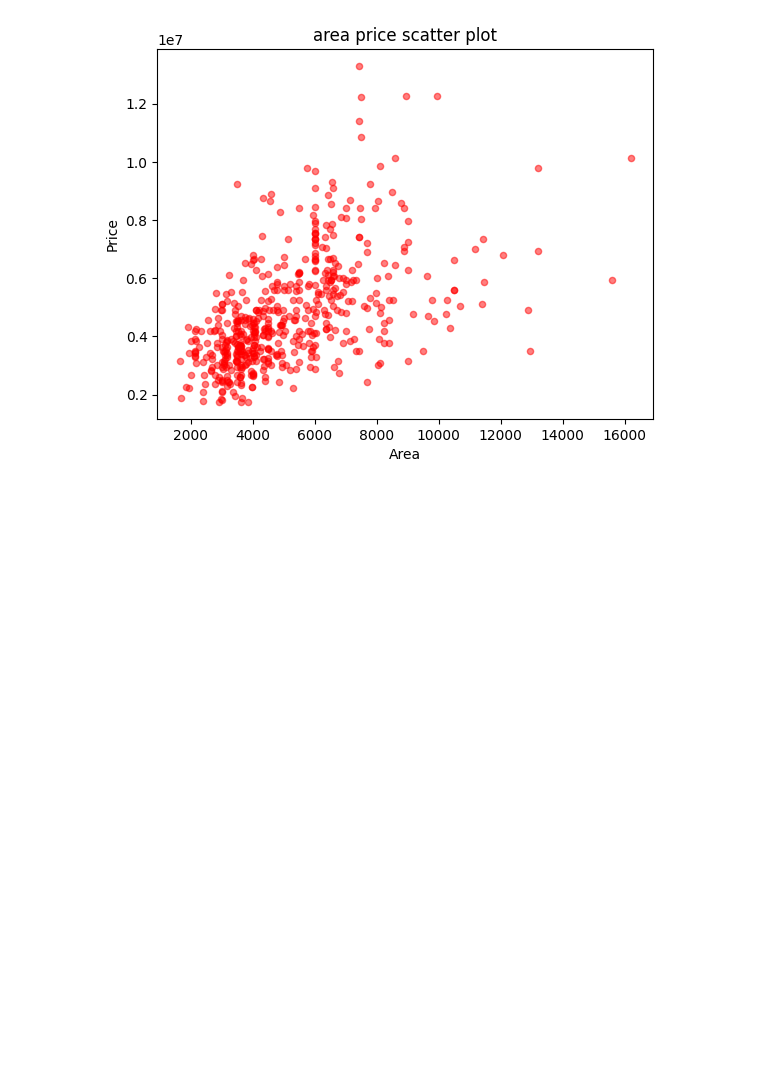
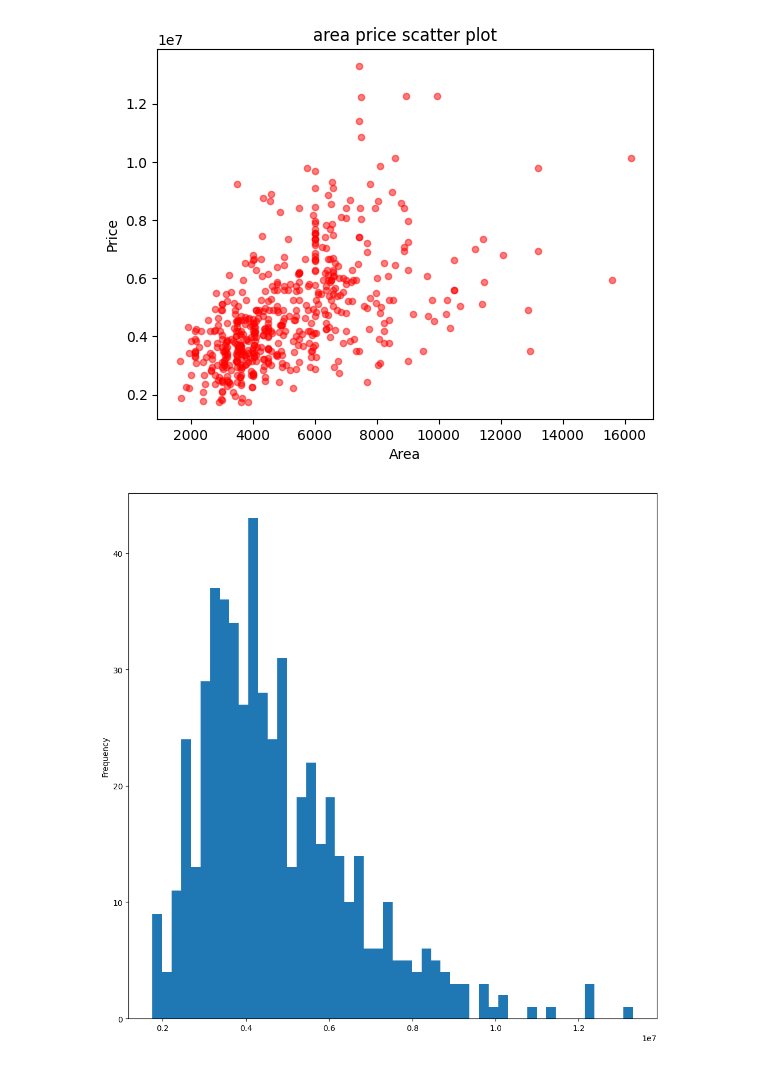
Before and after one commit to ArhanTibro/ml_cohort_4.0, a Jupyter notebook: chapter2/task_chap2_topic_3&4/task_chap2_topic_3&4.ipynb, the cells around one changed output. Drawn from its saved outputs; the diff is of its cells as text; code cells hidden in the pictures; blank space fills up the shorter version.

Commit message:
histogram plot

```diff
--- a/chapter2/task_chap2_topic_3&4/task_chap2_topic_3&4.ipynb
+++ b/chapter2/task_chap2_topic_3&4/task_chap2_topic_3&4.ipynb
@@ -84,3 +85,11 @@ plt.title('area price scatter plot')
 # %% [output]
 Text(0.5, 1.0, 'area price scatter plot')
 [figure]
+# %%
+#Histogram plot
+#bins=number of bars in the figure
+
+housing.price.plot(kind='hist',bins=50,figsize=(12,12))
+plt.show()
+# %% [output]
+[figure, added]
```
Also changed, not shown: parts of 1 cell of this notebook, 1 other file.
